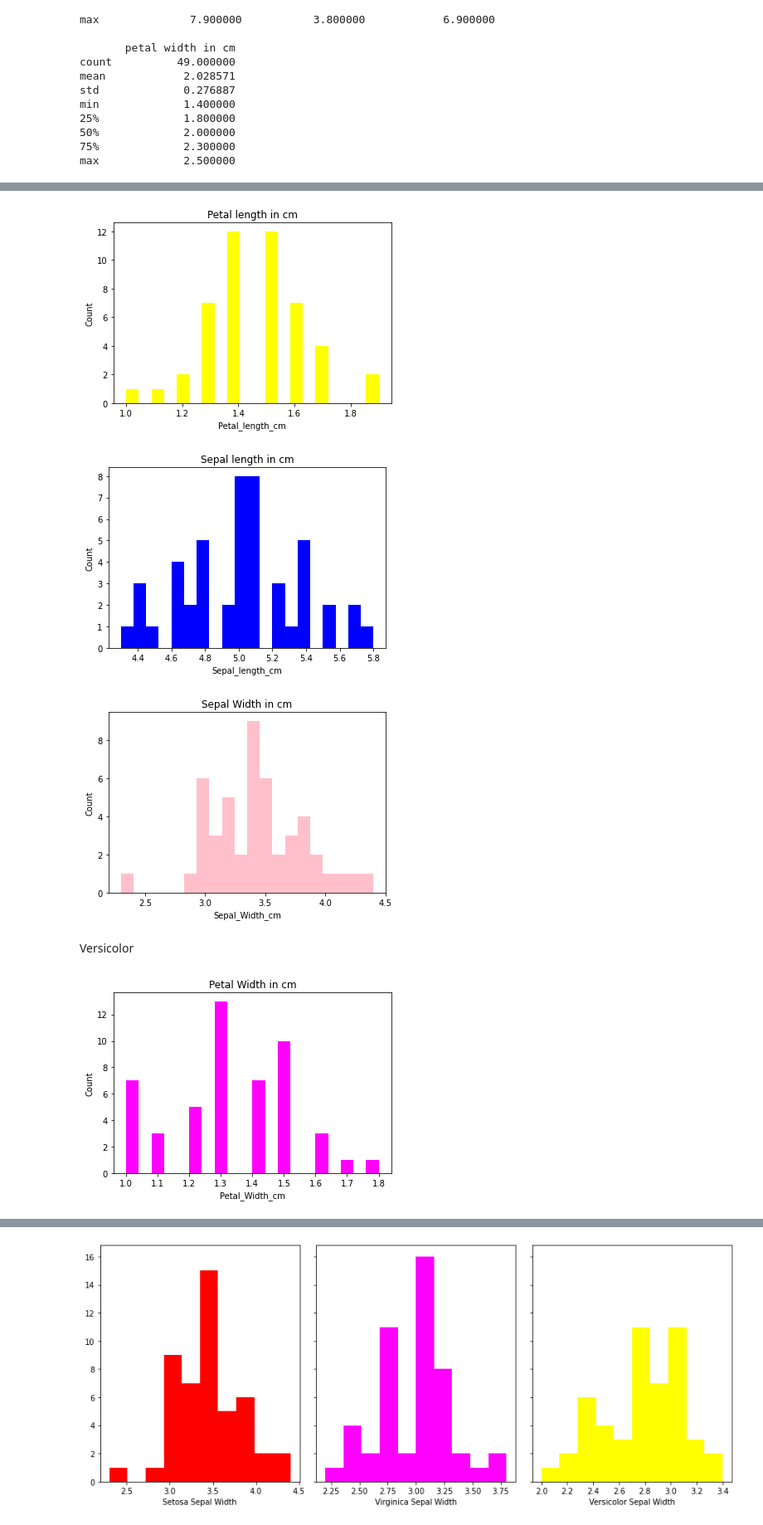
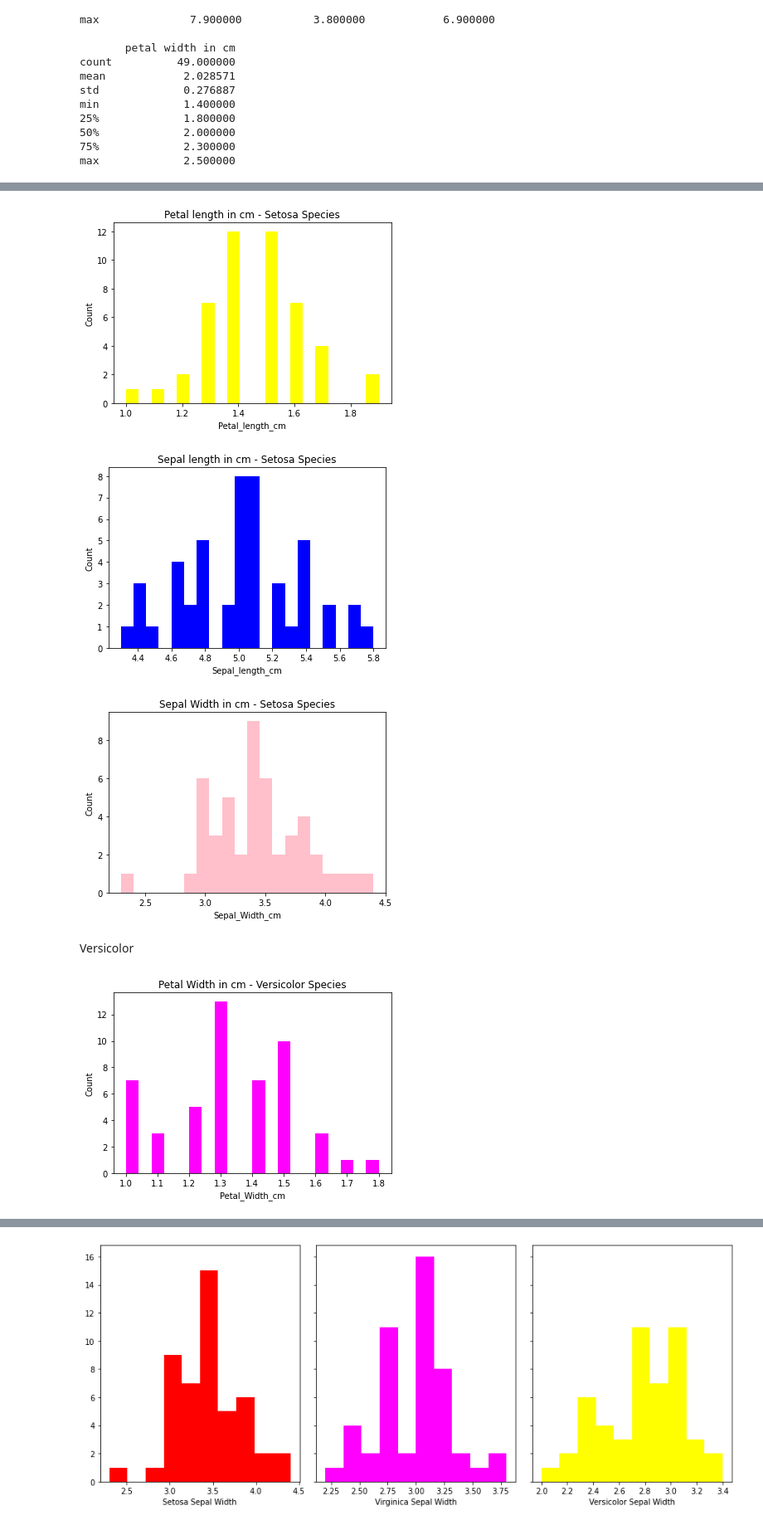
Before and after one commit to loughjo/pands-project, a Jupyter notebook: Iris_data_analysis_project.ipynb, the cells around one changed output, grey strips where cells are left out. Shown at 83% size. Cells and saved outputs as stored; diff of their text form; code cells hidden in the pictures.

```diff
--- a/Iris_data_analysis_project.ipynb
+++ b/Iris_data_analysis_project.ipynb
@@ -427,44 +438,44 @@ plt.show()
 setosa_petal_length = setosa["petal length in cm"]
 
 plt.hist(setosa_petal_length, bins = 20, color = "yellow")
-plt.title("Petal length in cm")
+plt.title("Petal length in cm - Setosa Species")
 plt.xlabel("Petal_length_cm")
 plt.ylabel("Count")
 plt.show()
 # %% [output]
-[figure, old version]
+[figure, new version]
 # %%
 setosa_sepal_length = setosa["sepal length in cm"]
 
 plt.hist(setosa_sepal_length, bins = 20, color = "blue")
-plt.title("Sepal length in cm")
+plt.title("Sepal length in cm - Setosa Species")
 plt.xlabel("Sepal_length_cm")
 plt.ylabel("Count")
 plt.show()
 # %% [output]
-[figure, old version]
+[figure, new version]
 # %%
 setosa_sepal_width = setosa["sepal width in cm"]
 
 plt.hist(setosa_sepal_width, bins = 20, color = "pink")
-plt.title("Sepal Width in cm")
+plt.title("Sepal Width in cm - Setosa Species")
 plt.xlabel("Sepal_Width_cm")
 plt.ylabel("Count")
 plt.show()
 # %% [output]
-[figure, old version]
+[figure, new version]
 # %% [markdown]
 Versicolor
 # %%
 versicolor_petal_width = versicolor["petal width in cm"]
 
 plt.hist(versicolor_petal_width, bins = 20, color = "magenta")
-plt.title("Petal Width in cm")
+plt.title("Petal Width in cm - Versicolor Species")
 plt.xlabel("Petal_Width_cm")
 plt.ylabel("Count")
 plt.show()
 # %% [output]
-[figure, old version]
+[figure, new version]
 # %%
 versicolor_petal_length = versicolor["petal length in cm"]
 
```
Also changed, not shown: parts of 47 cells of this notebook, 27 other files.
